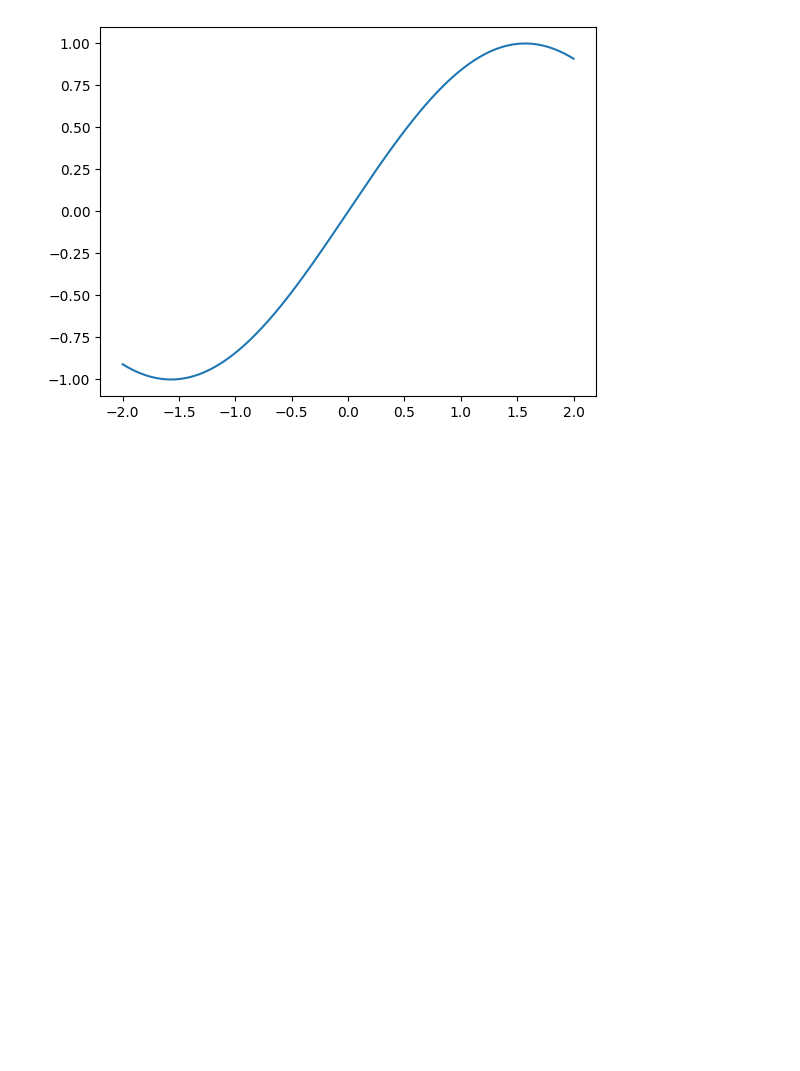
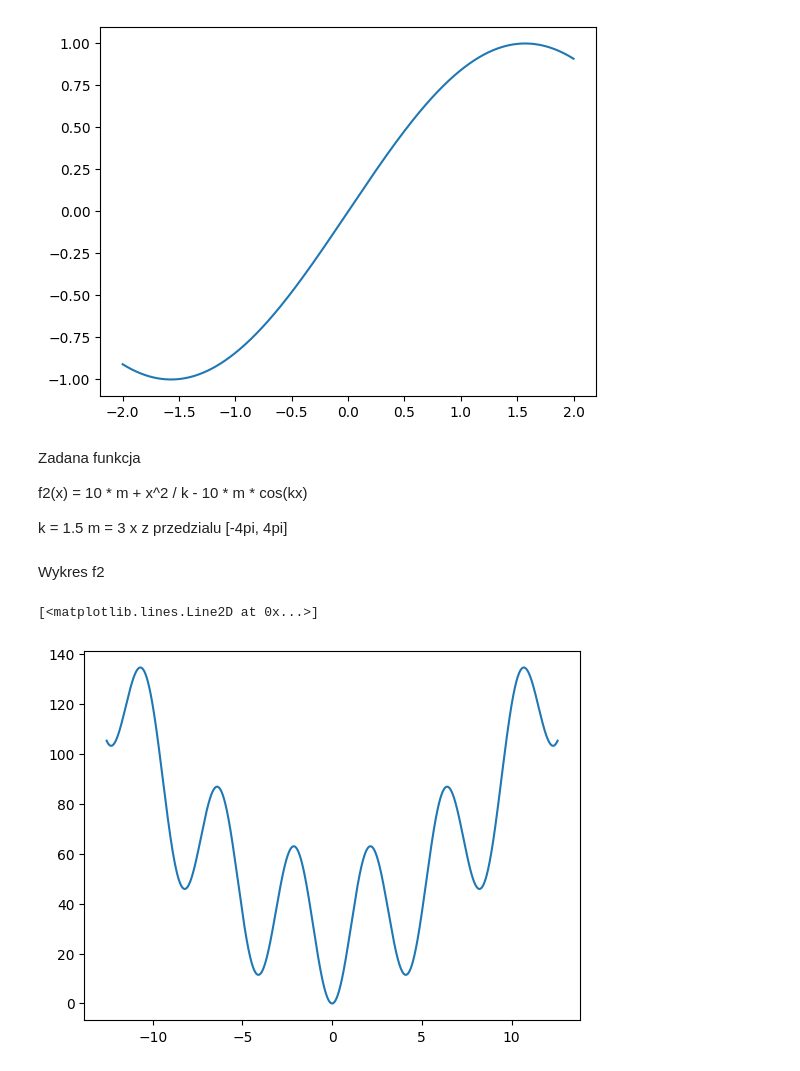
Before and after one commit to JakubFr4czek/MOwNiT, a Jupyter notebook: Lab2/lab2.ipynb, the cells around one changed output. Cells and saved outputs as stored; diff of their text form; code cells hidden in the pictures; blank space fills up the shorter version.

```diff
--- a/Lab2/lab2.ipynb
+++ b/Lab2/lab2.ipynb
@@ -117,3 +117,27 @@ plt.plot(x, y)
 # %% [output]
 [<matplotlib.lines.Line2D at 0x...>]
 [figure]
+# %% [markdown]
+Zadana funkcja
+
+f2(x) = 10 * m + x^2 / k - 10 * m * cos(kx)
+
+k = 1.5
+m = 3
+x z przedzialu [-4pi, 4pi]
+# %%
+def f2(x, m = 3, k = 1.5):
+    return 10 * m + (x**2 / k) - 10 * m * math.cos(k * x)
+
+f2_a = -4 * math.pi
+f2_b = 4 * math.pi
+# %% [markdown]
+Wykres f2
+# %%
+f2_plot_x = np.linspace(f2_a, f2_b, 10000)
+f2_plot_y = [f2(f2_plot_x[i]) for i in range(10000)]
+
+plt.plot(f2_plot_x, f2_plot_y)
+# %% [output]
+[<matplotlib.lines.Line2D at 0x...>]
+[figure, added]
```
Also changed, not shown: parts of 20 cells of this notebook.
